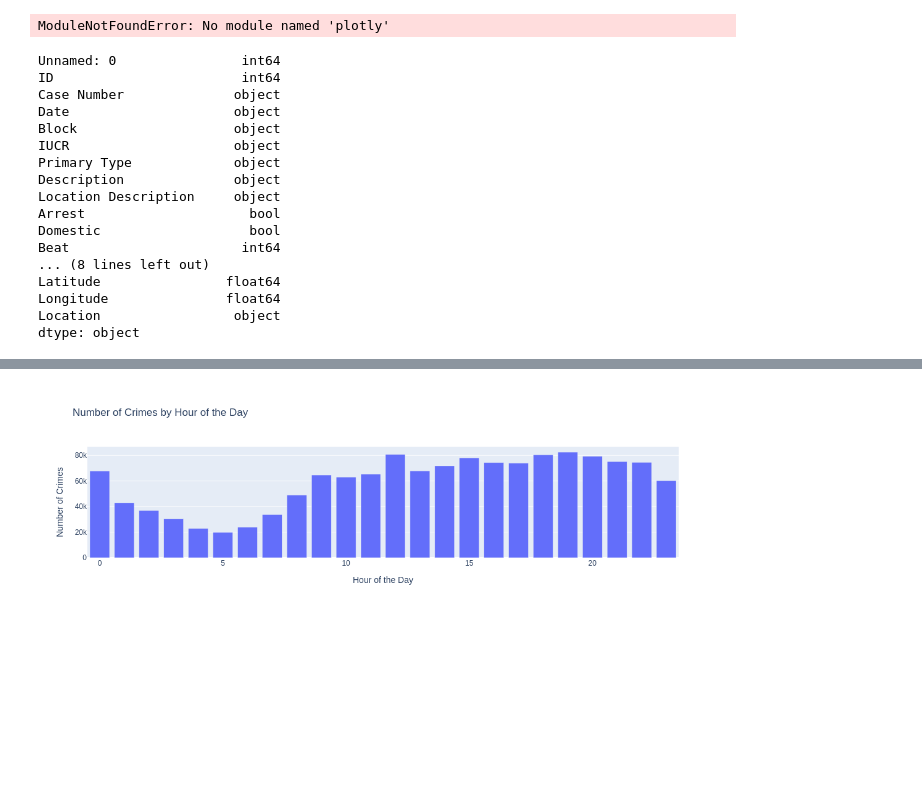
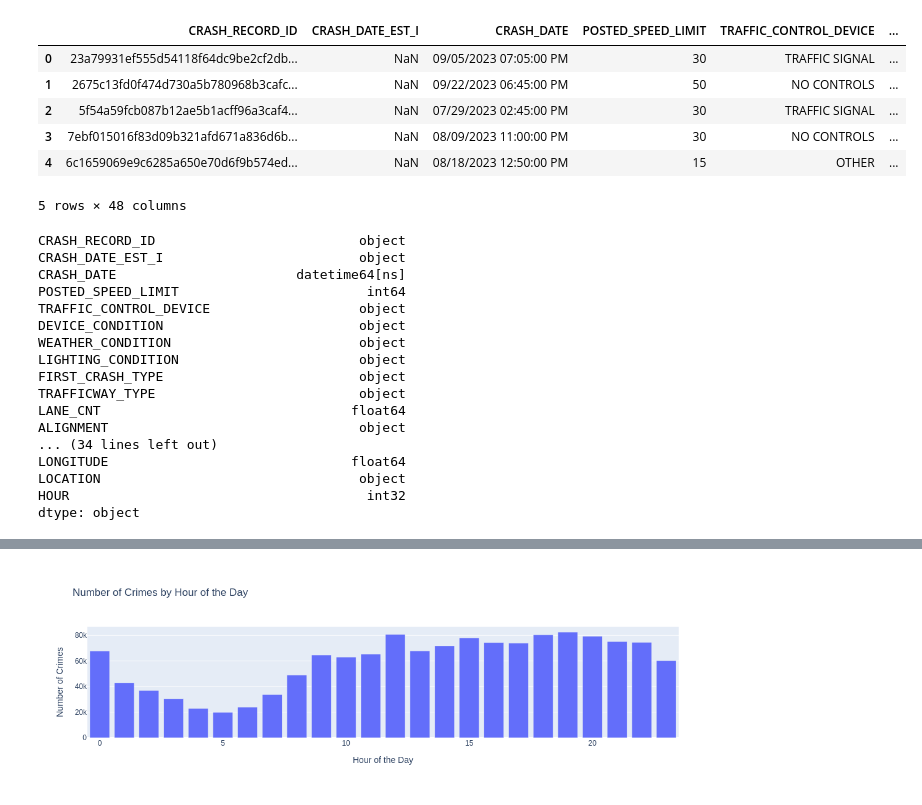
Before and after one commit to Jensen-25/information_visualization, a Jupyter notebook: chicagocrime.ipynb, the cells around one changed output, grey strips where cells are left out. Cells and saved outputs as stored; diff of their text form; code cells hidden in the pictures; blank space fills up the shorter version.

```diff
--- a/chicagocrime.ipynb
+++ b/chicagocrime.ipynb
@@ -11,16 +21,13 @@ With this project we want to shed some light on the factors at play and create a
 # %%
-#import libraries
-import pandas as pd
-import numpy as np
-import plotly.express as px
-import seaborn as sns
-import plotly.graph_objs as go
-from scipy.stats import pearsonr
-
-#import data
+# import data
 crime_data = pd.read_csv('Chicago_Crimes_2012_to_2017.csv')
 
 crash_data = pd.read_csv('Traffic_Crashes_Crashes.csv')
-crime_data.head()
 # %% [output]
+|  | CRASH_RECORD_ID | CRASH_DATE_EST_I | CRASH_DATE | POSTED_SPEED_LIMIT | TRAFFIC_CONTROL_DEVICE | ... |
+| 0 | 23a79931ef555d54118f64dc9be2cf2db... | NaN | 09/05/2023 07:05:00 PM | 30 | TRAFFIC SIGNAL | ... |
+| 1 | 2675c13fd0f474d730a5b780968b3cafc... | NaN | 09/22/2023 06:45:00 PM | 50 | NO CONTROLS | ... |
+| 2 | 5f54a59fcb087b12ae5b1acff96a3caf4... | NaN | 07/29/2023 02:45:00 PM | 30 | TRAFFIC SIGNAL | ... |
+| 3 | 7ebf015016f83d09b321afd671a836d6b... | NaN | 08/09/2023 11:00:00 PM | 30 | NO CONTROLS | ... |
+| 4 | 6c1659069e9c6285a650e70d6f9b574ed... | NaN | 08/18/2023 12:50:00 PM | 15 | OTHER | ... |
-ModuleNotFoundError: No module named 'plotly'
+5 rows × 48 columns
@@ -27,28 +40,29 @@ ModuleNotFoundError: No module named 'plotly'
 # %%
-def get_variable_types(crime_data):
+
+def get_variable_types(data):
     # Get the data types of all variables
-    variable_types = crime_data.dtypes
+    variable_types = data.dtypes
 
     return variable_types
 
-get_variable_types(crime_data)
+get_variable_types(crash_data)
 # %% [output]
-Unnamed: 0                int64
-ID                        int64
-Case Number              object
-Date                     object
-Block                    object
-IUCR                     object
-Primary Type             object
-Description              object
-Location Description     object
-Arrest                     bool
-Domestic                   bool
-Beat                      int64
-... (8 lines left out)
-Latitude                float64
-Longitude               float64
-Location                 object
+CRASH_RECORD_ID                          object
+CRASH_DATE_EST_I                         object
+CRASH_DATE                       datetime64[ns]
+POSTED_SPEED_LIMIT                        int64
+TRAFFIC_CONTROL_DEVICE                   object
+DEVICE_CONDITION                         object
+WEATHER_CONDITION                        object
+LIGHTING_CONDITION                       object
+FIRST_CRASH_TYPE                         object
+TRAFFICWAY_TYPE                          object
+LANE_CNT                                float64
+ALIGNMENT                                object
+... (34 lines left out)
+LONGITUDE                               float64
+LOCATION                                 object
+HOUR                                      int32
 dtype: object
 # %%
 def calculate_mean_coordinates(crash_data):
```
Also changed, not shown: parts of 11 cells of this notebook.
